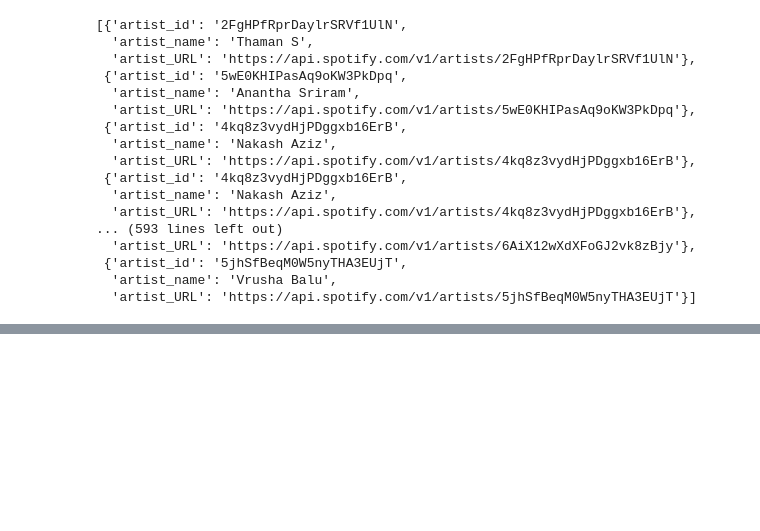
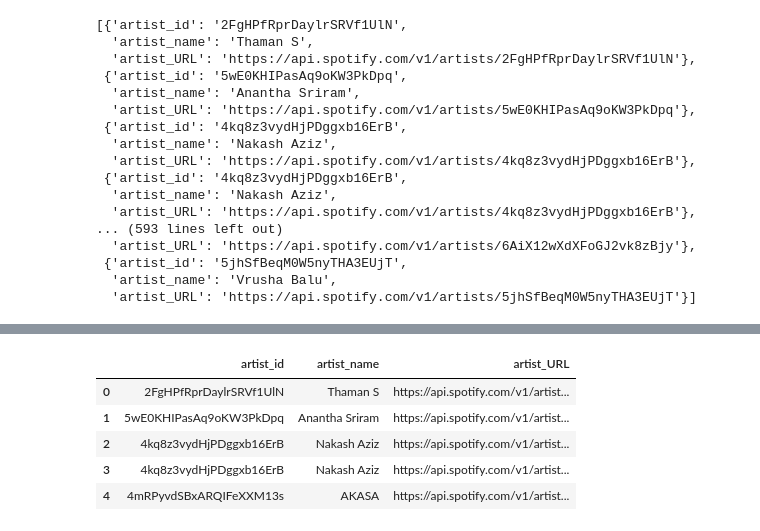
Before and after one commit to darvikkunal/ETL-Data-Pipeline-Project-Using-Spotify-API, a Jupyter notebook: spotify_ETL.ipynb, the cells around one changed output, grey strips where cells are left out. Saved outputs shown, nothing was run; the diff lists cells and outputs as text; code cells hidden in the pictures; blank space fills up the shorter version.

```diff
--- a/spotify_ETL.ipynb
+++ b/spotify_ETL.ipynb
@@ -154,0 +194,10 @@ artist_list
+# %%
+artist_df = pd.DataFrame.from_dict(artist_list)
+artist_df.head()
+# %% [output]
+|  | artist_id | artist_name | artist_URL |
+| 0 | 2FgHPfRprDaylrSRVf1UlN | Thaman S | https://api.spotify.com/v1/artist... |
+| 1 | 5wE0KHIPasAq9oKW3PkDpq | Anantha Sriram | https://api.spotify.com/v1/artist... |
+| 2 | 4kq8z3vydHjPDggxb16ErB | Nakash Aziz | https://api.spotify.com/v1/artist... |
+| 3 | 4kq8z3vydHjPDggxb16ErB | Nakash Aziz | https://api.spotify.com/v1/artist... |
+| 4 | 4mRPyvdSBxARQIFeXXM13s | AKASA | https://api.spotify.com/v1/artist... |
```
Also changed, not shown: parts of 13 cells of this notebook, 1 other file.
